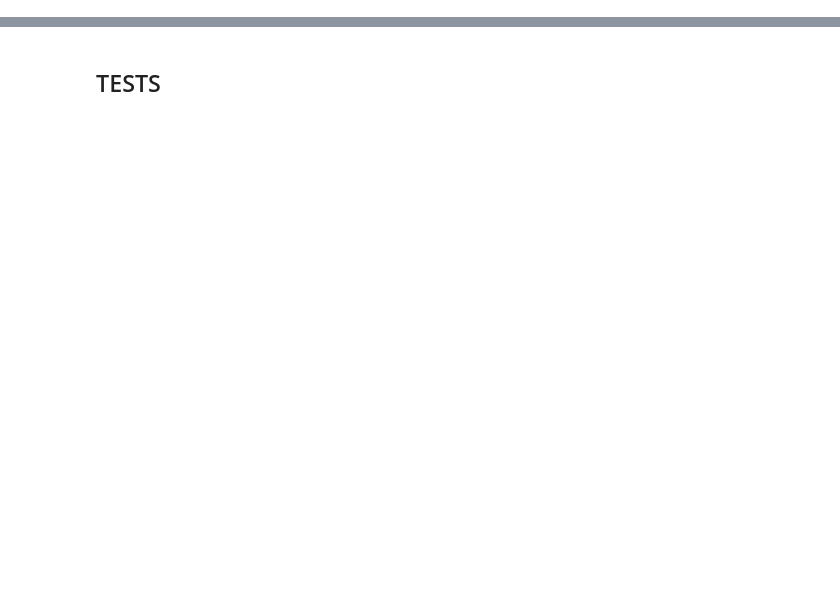
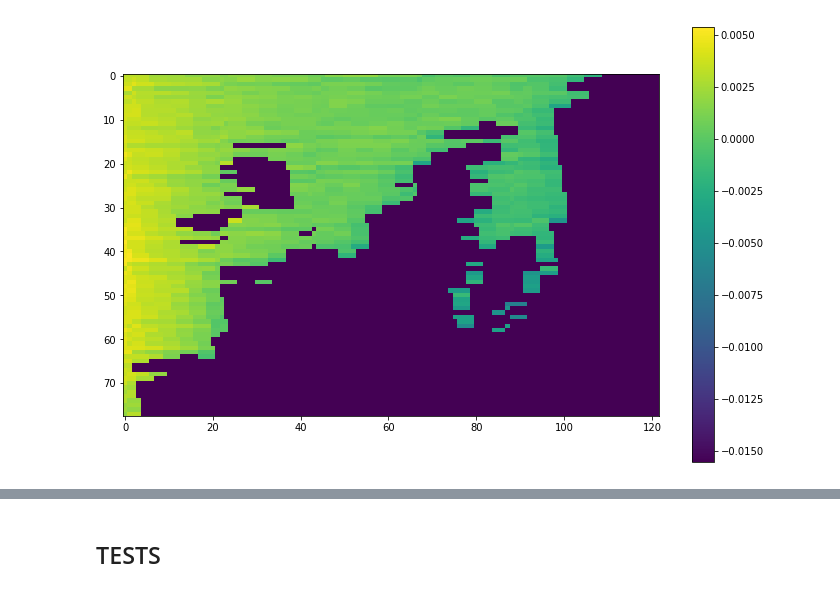
Before and after one commit to korvinos/michigan, a Jupyter notebook: MODISa exercises.ipynb, the cells around one changed output, grey strips where cells are left out. Drawn from its saved outputs; the diff is of its cells as text; code cells hidden in the pictures; blank space fills up the shorter version.

```diff
--- a/MODISa exercises.ipynb
+++ b/MODISa exercises.ipynb
@@ -11,9 +9,9 @@ import numpy as np
 import matplotlib.pyplot as plt
 # %%
 # Create new geolocation for MODIS-a image
-def geolocation(mfile, domain, final_path):
+def geolocation(mfile, domain, final_path=None):
     print mfile
-    n = Nansat(mfile, GCP_COUNT=40)
+    n = Nansat(mfile, GCP_COUNT=70)
     # Remove geolocation
     n.vrt.remove_geolocationArray()
     n.vrt.tps = True
@@ -35,20 +33,22 @@ def geolocation(mfile, domain, final_path):
         bandArray = n[band]
         print bandArray.dtype
         nexp.add_band(bandArray, parameters={'name': band})
-
-    nexp.export(os.path.join(final_path, os.path.split(mfile)[1] + postfix))
+    if final_path:
+        nexp.export(os.path.join(final_path, os.path.split(mfile)[1] + postfix))
+    else:
+        return nexp
 
 geolocation = np.vectorize(geolocation)
 # %%
 # A path to store of MODISa data
-mfile_root =  '/nfs0/data_ocolor/michigan/michigan1617/clear_data/MODISa/LAC_OC/'
+mfile_root = '/data/MODISa/LAC_OC/'
 # A path to accumulation of reprojected files
-save_path = '/nfs0/data_ocolor/michigan/michigan1617/reprojected_data/MODISa/'
+save_path = '/data/reprojected_data/MODISa/'
 # postfix to identification of reprojected files
 postfix = '_reprojected.nc'
 
 # Get data list (list of filenames)
-mfiles_list = np.array(glob('/nfs0/data_ocolor/michigan/michigan1617/clear_data/MODISa/LAC_OC/*'))
+mfiles_list = np.array(glob(os.path.join(mfile_root, 'A*.nc')))
 
 # Sandy Bear Dunes domain. For view follow ./requirements/michigan.geojson
 pixel_size = 60 # pixel size in m
@@ -57,0 +96,2 @@ sbd_dom = Domain('+proj=latlong +datum=WGS84 +ellps=WGS84 +no_defs', '-lle -86.3
+# %%
+f = geolocation('/data/MODISa/LAC_OC/A2016311192500.L2_LAC_OC.x.nc', sbd_dom, final_path=save_path)
@@ -58,2 +110,9 @@ sbd_dom = Domain('+proj=latlong +datum=WGS84 +ellps=WGS84 +no_defs', '-lle -86.3
+# %%
+plt.figure(figsize=(12,8))
+plt.imshow(f[2])
+plt.colorbar()
+plt.show()
+# %% [output]
+[figure, added]
 # %%
 # processing
```
Also changed, not shown: parts of 8 cells of this notebook, 13 other files.
